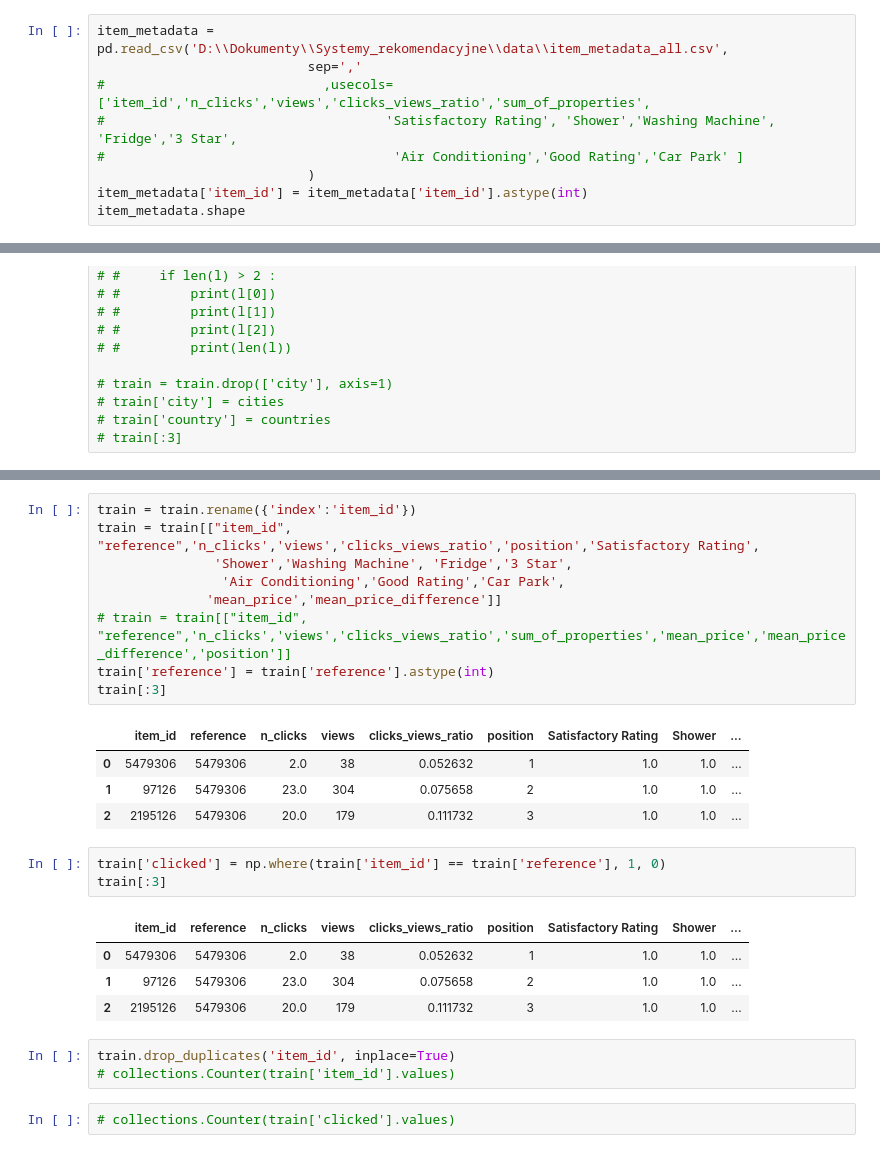
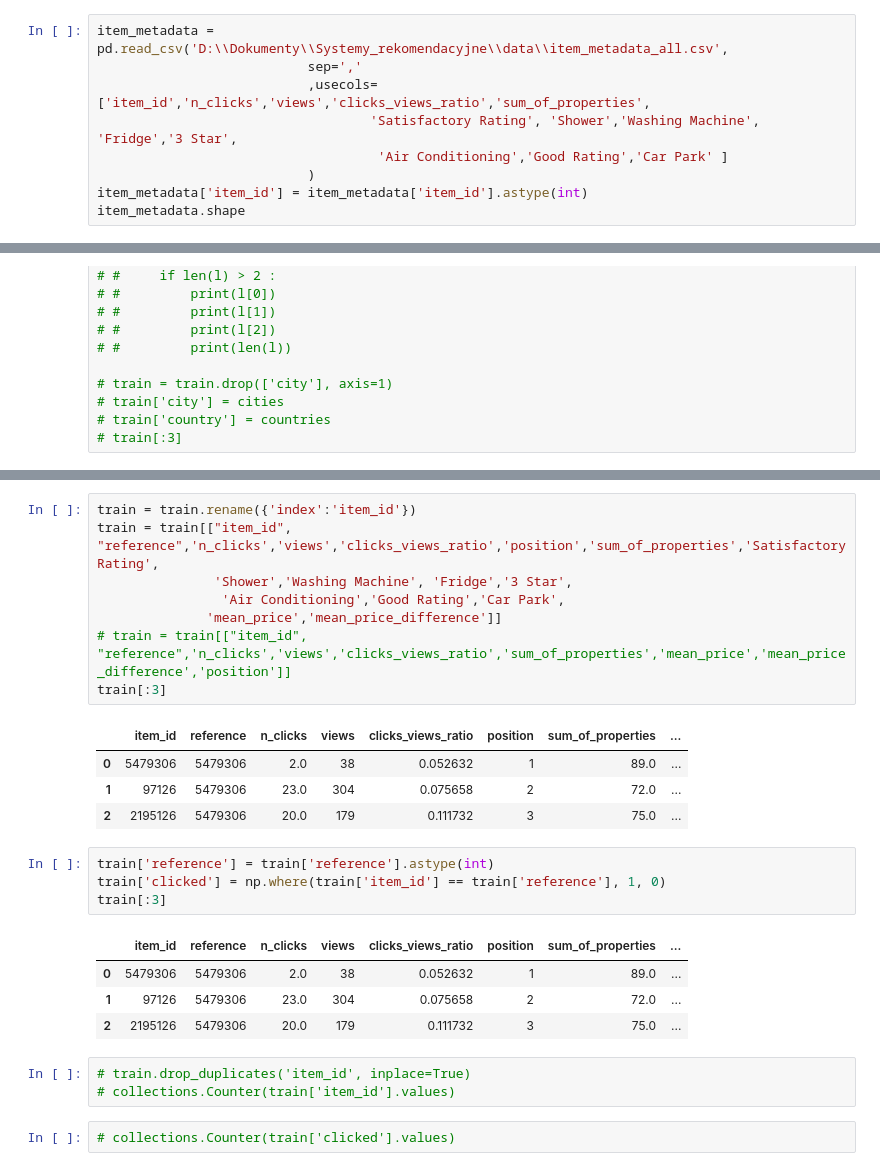
Before and after one commit to LiLatee/Systemy_rekomendacyjne, a Jupyter notebook: ML without group features.ipynb, the cells around one changed output, grey strips where cells are left out. Cells and saved outputs as stored; diff of their text form.

```diff
--- a/ML without group features.ipynb
+++ b/ML without group features.ipynb
@@ -7,9 +7,9 @@ import math
 # %%
 item_metadata = pd.read_csv('D:\\Dokumenty\\Systemy_rekomendacyjne\\data\\item_metadata_all.csv',
                            sep=','
-#                            ,usecols=['item_id','n_clicks','views','clicks_views_ratio','sum_of_properties',
-#                                    'Satisfactory Rating', 'Shower','Washing Machine', 'Fridge','3 Star',
-#                                     'Air Conditioning','Good Rating','Car Park' ]
+                           ,usecols=['item_id','n_clicks','views','clicks_views_ratio','sum_of_properties',
+                                   'Satisfactory Rating', 'Shower','Washing Machine', 'Fridge','3 Star',
+                                    'Air Conditioning','Good Rating','Car Park' ]
                            )
 item_metadata['item_id'] = item_metadata['item_id'].astype(int)
 item_metadata.shape
@@ -133,27 +153,27 @@ train.columns
 # %%
 train = train.rename({'index':'item_id'})
-train = train[["item_id", "reference",'n_clicks','views','clicks_views_ratio','position','Satisfactory Rating',
+train = train[["item_id", "reference",'n_clicks','views','clicks_views_ratio','position','sum_of_properties','Satisfactory Rating',
                'Shower','Washing Machine', 'Fridge','3 Star',
                 'Air Conditioning','Good Rating','Car Park',
               'mean_price','mean_price_difference']]
 # train = train[["item_id", "reference",'n_clicks','views','clicks_views_ratio','sum_of_properties','mean_price','mean_price_difference','position']]
-train['reference'] = train['reference'].astype(int)
 train[:3]
 # %% [output]
-|  | item_id | reference | n_clicks | views | clicks_views_ratio | position | Satisfactory Rating | Shower | ... |
-| 0 | 5479306 | 5479306 | 2.0 | 38 | 0.052632 | 1 | 1.0 | 1.0 | ... |
-| 1 | 97126 | 5479306 | 23.0 | 304 | 0.075658 | 2 | 1.0 | 1.0 | ... |
-| 2 | 2195126 | 5479306 | 20.0 | 179 | 0.111732 | 3 | 1.0 | 1.0 | ... |
+|  | item_id | reference | n_clicks | views | clicks_views_ratio | position | sum_of_properties | ... |
+| 0 | 5479306 | 5479306 | 2.0 | 38 | 0.052632 | 1 | 89.0 | ... |
+| 1 | 97126 | 5479306 | 23.0 | 304 | 0.075658 | 2 | 72.0 | ... |
+| 2 | 2195126 | 5479306 | 20.0 | 179 | 0.111732 | 3 | 75.0 | ... |
 # %%
+train['reference'] = train['reference'].astype(int)
 train['clicked'] = np.where(train['item_id'] == train['reference'], 1, 0)
 train[:3]
 # %% [output]
-|  | item_id | reference | n_clicks | views | clicks_views_ratio | position | Satisfactory Rating | Shower | ... |
-| 0 | 5479306 | 5479306 | 2.0 | 38 | 0.052632 | 1 | 1.0 | 1.0 | ... |
-| 1 | 97126 | 5479306 | 23.0 | 304 | 0.075658 | 2 | 1.0 | 1.0 | ... |
-| 2 | 2195126 | 5479306 | 20.0 | 179 | 0.111732 | 3 | 1.0 | 1.0 | ... |
+|  | item_id | reference | n_clicks | views | clicks_views_ratio | position | sum_of_properties | ... |
+| 0 | 5479306 | 5479306 | 2.0 | 38 | 0.052632 | 1 | 89.0 | ... |
+| 1 | 97126 | 5479306 | 23.0 | 304 | 0.075658 | 2 | 72.0 | ... |
+| 2 | 2195126 | 5479306 | 20.0 | 179 | 0.111732 | 3 | 75.0 | ... |
 # %%
-train.drop_duplicates('item_id', inplace=True)
+# train.drop_duplicates('item_id', inplace=True)
 # collections.Counter(train['item_id'].values)
 # %%
 # collections.Counter(train['clicked'].values)
```
Also changed, not shown: parts of 12 cells of this notebook, 1 other file.
